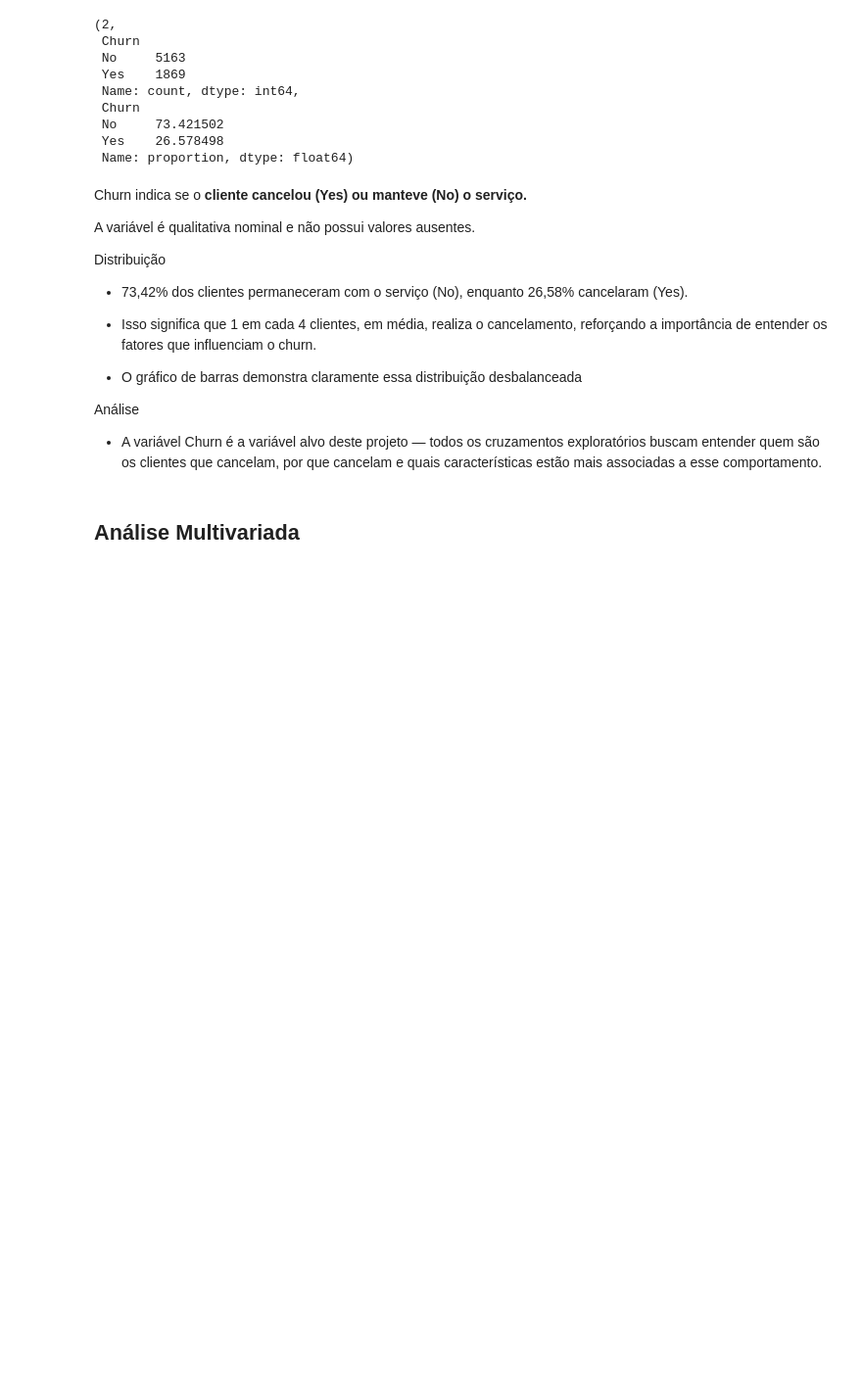
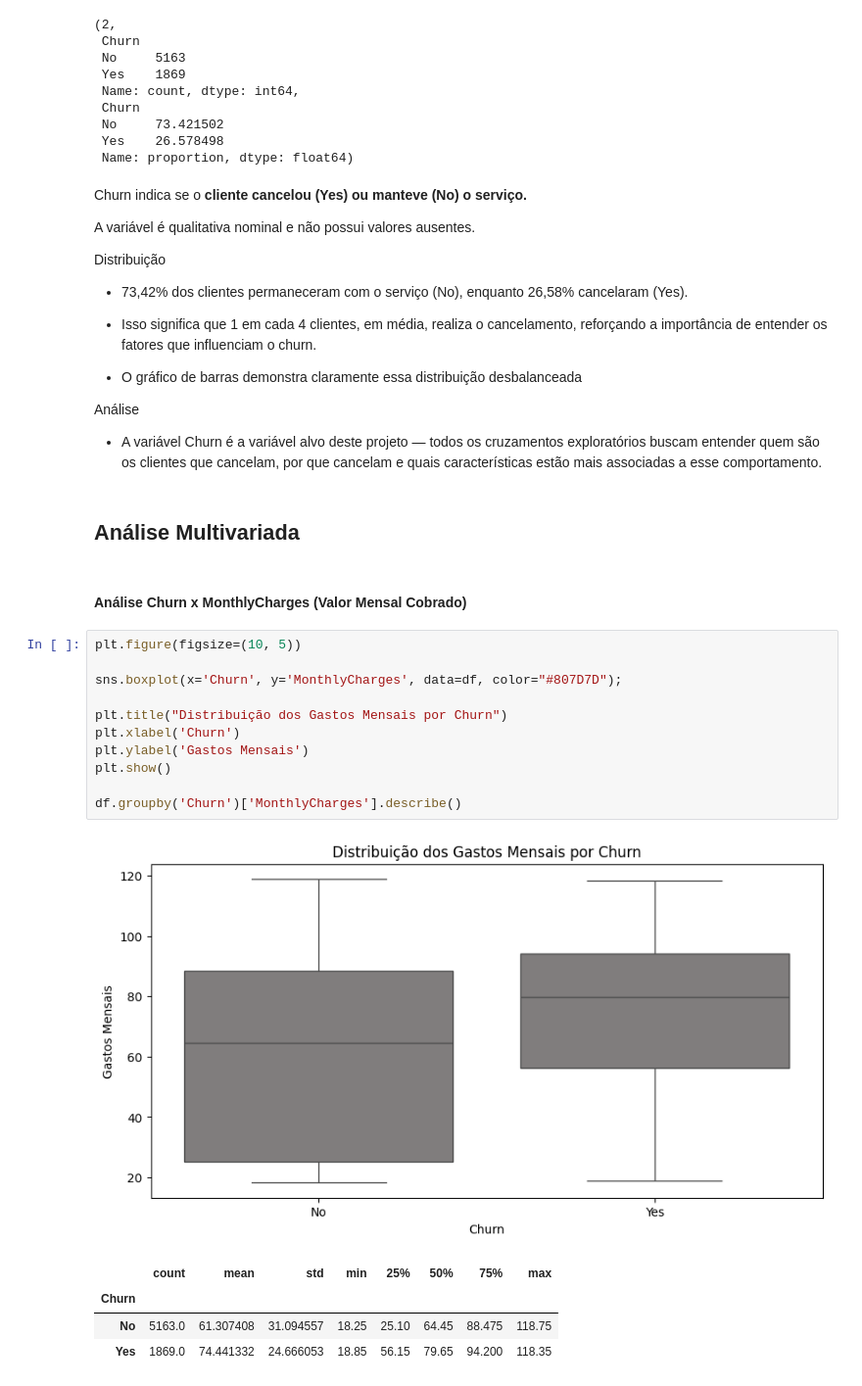
Before and after one commit to Lucas-Silva-Analytics/CaseChurn, a Jupyter notebook: notebooks/case_churn.ipynb, the cells around one changed output. Shown at 98% size. Cells and saved outputs as stored; diff of their text form; blank space fills up the shorter version.

Commit message:
Iniciando a análise multivariada: variáveis análisadas churn x tenure e churn e monthly

```diff
--- a/notebooks/case_churn.ipynb
+++ b/notebooks/case_churn.ipynb
@@ -422,3 +422,22 @@ Análise
 - A variável Churn é a variável alvo deste projeto — todos os cruzamentos exploratórios buscam entender quem são os clientes que cancelam, por que cancelam e quais características estão mais associadas a esse comportamento.
 # %% [markdown]
 ## Análise Multivariada
+# %% [markdown]
+#### Análise Churn x MonthlyCharges **(Valor Mensal Cobrado)**
+# %%
+plt.figure(figsize=(10, 5))
+
+sns.boxplot(x='Churn', y='MonthlyCharges', data=df, color="#807D7D");
+
+plt.title("Distribuição dos Gastos Mensais por Churn")
+plt.xlabel('Churn')
+plt.ylabel('Gastos Mensais')
+plt.show()
+
+df.groupby('Churn')['MonthlyCharges'].describe()
+# %% [output]
+[figure, added]
+|  | count | mean | std | min | 25% | 50% | 75% | max |
+| Churn |  |  |  |  |  |  |  |  |
+| No | 5163.0 | 61.307408 | 31.094557 | 18.25 | 25.10 | 64.45 | 88.475 | 118.75 |
+| Yes | 1869.0 | 74.441332 | 24.666053 | 18.85 | 56.15 | 79.65 | 94.200 | 118.35 |
```
Also changed, not shown: parts of 5 cells of this notebook.
